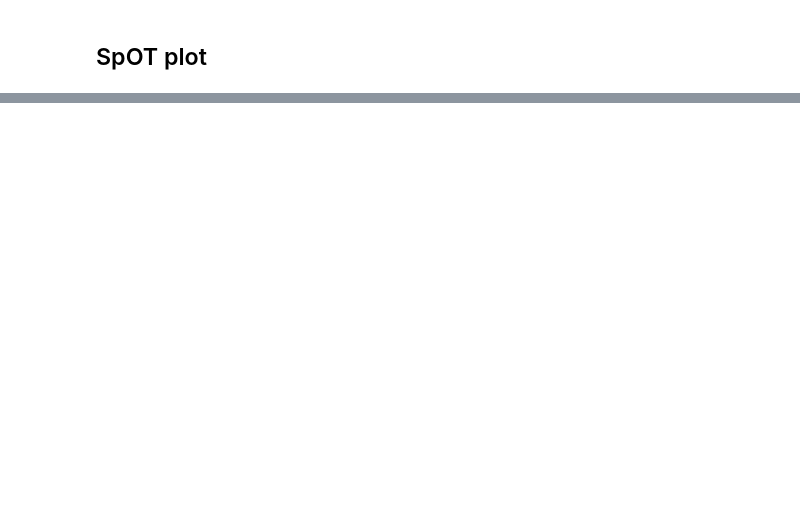
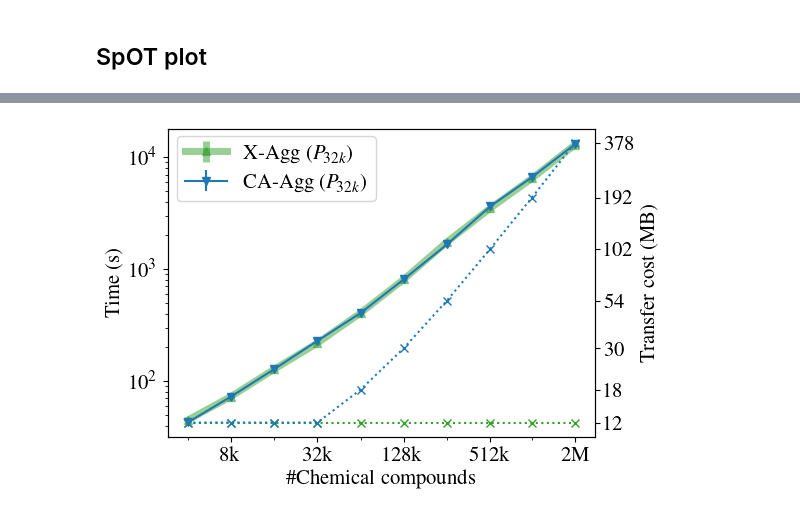
Before and after one commit to spring-epfl/private-collection-matching, a Jupyter notebook: bench/plotting.ipynb, the cells around one changed output, grey strips where cells are left out. Cells and saved outputs as stored; diff of their text form; code cells hidden in the pictures; blank space fills up the shorter version.

Commit message:
add missing chemical search data, refactor plotting code and readme

```diff
--- a/bench/plotting.ipynb
+++ b/bench/plotting.ipynb
@@ -202,0 +214,11 @@ data.query('SetNum == 1024').groupby(['SetNum', 'name']).agg(['mean', 'sem'])
+# %%
+chem_ca_agg = read_json_bench('../data/agg/pcm_chem_ca_agg.json')
+chem_x_agg =  read_json_bench('../data/agg/pcm_chem_x_agg.json')
+chem_ca_agg['system'] = 'CA'
+chem_x_agg['system'] = 'X'
+
+chem_data = pd.concat([chem_x_agg, chem_ca_agg])
+chem_data = chem_data.query('SetNum > 2000')
+chem_data = chem_data[['SetNum', 'Response', 'RespSize', 'system']]
+chem_data = chem_data.groupby(['SetNum', 'system']).agg(['mean', 'sem'])
+chem_data = chem_data.reset_index()
@@ -202,0 +227,81 @@ data.query('SetNum == 1024').groupby(['SetNum', 'name']).agg(['mean', 'sem'])
+# %%
+def plot_chem_search(df):
+    fig, ax = plt.subplots()
+
+    format = {
+        'CA' : {
+            'label':"CA-Agg ($P_{32k}$)",
+            'color':'#1f78b4',
+            'fmt':'v-',
+        },
+        'X' : {
+            'label':"X-Agg ($P_{32k}$)",
+            'color':'#33a02c',
+            'fmt':'^-',
+            'alpha':0.5,
+            'linewidth':5,
+        },
+        'CA-tr' : {
+            'label':"CA-MS",
+            'color':'#1f78b4',
+            'fmt':'x',
+            'linestyle':'dotted',
+        },
+        'X-tr' : {
+            'label':"X-MS",
+            'color':'#33a02c',
+            'fmt':'x',
+            'linestyle':'dotted',
+        }
+    }
+
+    ax.set_yscale('log')
+    ax.set_ylabel('Time (s)')
+    plt.xscale('log')
+    ax.set_xlabel('\#Chemical compounds')
+
+    xticks = [2000, 8000, 32000, 128000, 512000, 2000000]
+    xminorticks = [4000, 16000, 64000, 256000, 1000000]
+    xlabels = [f"{x//1000}k" for x in xticks[:-1]] + ['2M']
+    plt.xticks(xticks, xlabels)
+    ax.xaxis.set_minor_locator(plt.FixedLocator(xminorticks))
+    ax.xaxis.set_minor_formatter(plt.NullFormatter())
+
+
+
+    ax2 = ax.twinx()
+    ax2.set_ylabel('Transfer cost (MB)')
+    ax2.set_yscale('log')
+    yticks = [12,18,30,54, 102, 192, 378]
+    ax2.set_yticks(yticks)
+    ax2.set_yticklabels(yticks)
+    ax2.get_yaxis().set_minor_formatter(matplotlib.ticker.FuncFormatter(lambda y, _: ''))
+    ax2.get_yaxis().set_tick_params(which='minor', size=0)
+    ax2.get_yaxis().set_tick_params(which='minor', width=0)
+
+
+
+    df_fil = df[df['system']=='X']
+    x , y, yerr = df_fil["SetNum"], df_fil['Response','mean'], df_fil['Response','sem']
+    ax.errorbar(x, y, yerr=yerr, **format['X'])
+    x , y = df_fil["SetNum"], df_fil['RespSize','mean']
+    y = [a/1024 + 6 for a in y] # Adding 6 MB for the query size
+    ax2.errorbar(x, y, **format['X-tr'])
+
+
+    df_fil = df[df['system']=='CA']
+    x , y, yerr = df_fil["SetNum"], df_fil['Response','mean'], df_fil['Response','sem']
+    ax.errorbar(x, y, yerr=yerr, **format['CA'])
+    x , y = df_fil["SetNum"], df_fil['RespSize','mean']
+    y = [a/1024 + 6 for a in y] # Adding 6 MB for the query size
+    ax2.errorbar(x, y,  **format['CA-tr'])
+
+    ax.legend(loc=(0.02, 0.765))
+
+    plt.savefig("chem_search.pdf", bbox_inches='tight', pad_inches=0.01)
+    plt.savefig("chem_search.png", bbox_inches='tight', pad_inches=0.01)
+    plt.show()
+
+plot_chem_search(chem_data)
+# %% [output]
+[figure, added]
```
Also changed, not shown: parts of 18 cells of this notebook, 7 other files.
